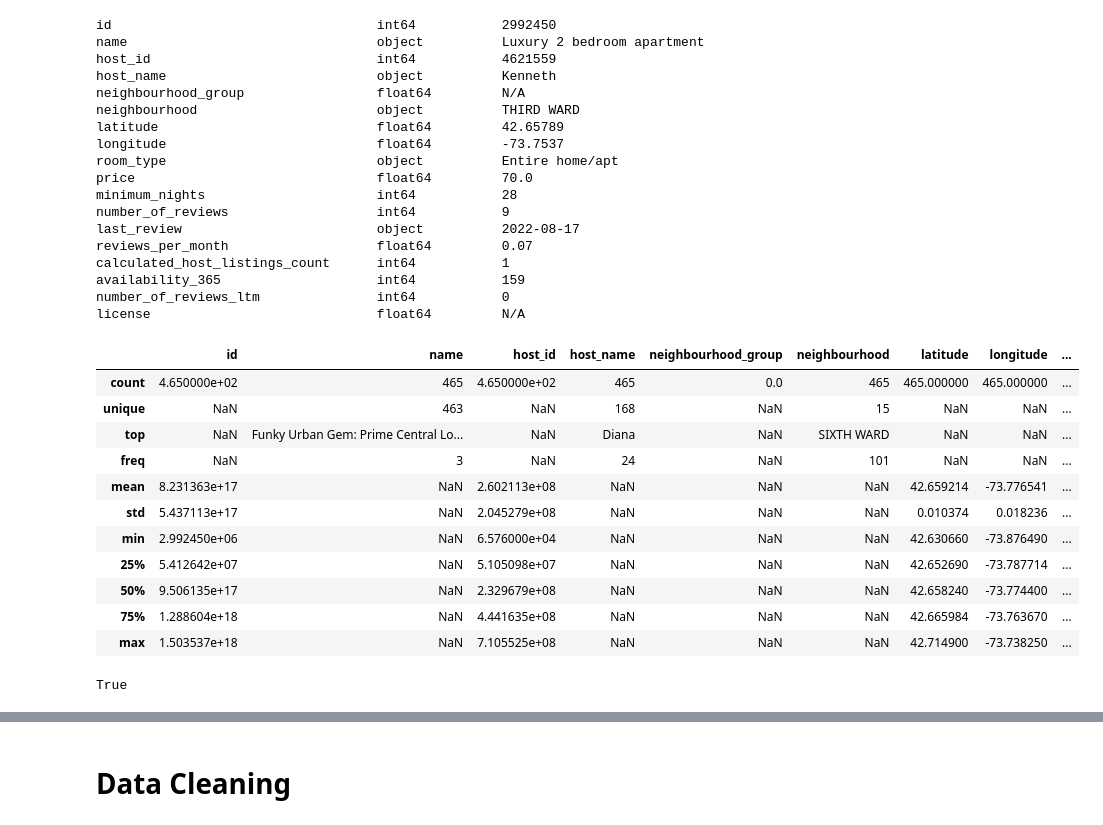
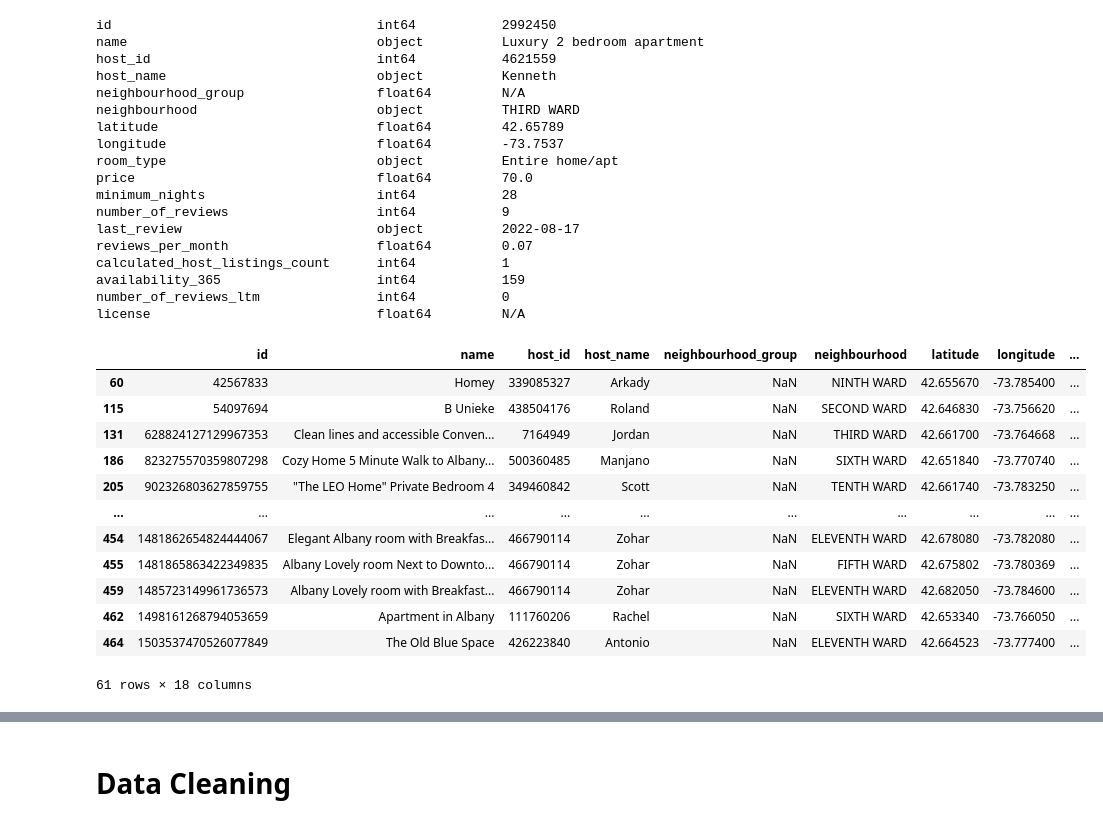
Before and after one commit to tahmee/de-launchpad-automation-and-analytics, a Jupyter notebook: analytics-pipeline/analytics.ipynb, the cells around one changed output, grey strips where cells are left out. Saved outputs shown, nothing was run; the diff lists cells and outputs as text; code cells hidden in the pictures.

```diff
--- a/analytics-pipeline/analytics.ipynb
+++ b/analytics-pipeline/analytics.ipynb
@@ -100,23 +116,21 @@ calculated_host_listings_count      int64           1
 availability_365                    int64           159
 number_of_reviews_ltm               int64           0
 license                             float64         N/A
-# %%
-df.describe(include='all')
-# %% [output]
-|  | id | name | host_id | host_name | neighbourhood_group | neighbourhood | latitude | longitude | ... |
-| count | 4.650000e+02 | 465 | 4.650000e+02 | 465 | 0.0 | 465 | 465.000000 | 465.000000 | ... |
-| unique | NaN | 463 | NaN | 168 | NaN | 15 | NaN | NaN | ... |
-| top | NaN | Funky Urban Gem: Prime Central Lo... | NaN | Diana | NaN | SIXTH WARD | NaN | NaN | ... |
-| freq | NaN | 3 | NaN | 24 | NaN | 101 | NaN | NaN | ... |
-| mean | 8.231363e+17 | NaN | 2.602113e+08 | NaN | NaN | NaN | 42.659214 | -73.776541 | ... |
-| std | 5.437113e+17 | NaN | 2.045279e+08 | NaN | NaN | NaN | 0.010374 | 0.018236 | ... |
-| min | 2.992450e+06 | NaN | 6.576000e+04 | NaN | NaN | NaN | 42.630660 | -73.876490 | ... |
-| 25% | 5.412642e+07 | NaN | 5.105098e+07 | NaN | NaN | NaN | 42.652690 | -73.787714 | ... |
-| 50% | 9.506135e+17 | NaN | 2.329679e+08 | NaN | NaN | NaN | 42.658240 | -73.774400 | ... |
-| 75% | 1.288604e+18 | NaN | 4.441635e+08 | NaN | NaN | NaN | 42.665984 | -73.763670 | ... |
-| max | 1.503537e+18 | NaN | 7.105525e+08 | NaN | NaN | NaN | 42.714900 | -73.738250 | ... |
-# %%
-# Confirm 'id' has only unique values
-df['id'].is_unique
-# %% [output]
-True
+# %%
+# Check records where number_of_reviews = 0
+selected_data = df.loc[df['number_of_reviews'] == 0]
+selected_data
+# %% [output]
+|  | id | name | host_id | host_name | neighbourhood_group | neighbourhood | latitude | longitude | ... |
+| 60 | 42567833 | Homey | 339085327 | Arkady | NaN | NINTH WARD | 42.655670 | -73.785400 | ... |
+| 115 | 54097694 | B Unieke | 438504176 | Roland | NaN | SECOND WARD | 42.646830 | -73.756620 | ... |
+| 131 | 628824127129967353 | Clean lines and accessible Conven... | 7164949 | Jordan | NaN | THIRD WARD | 42.661700 | -73.764668 | ... |
+| 186 | 823275570359807298 | Cozy Home 5 Minute Walk to Albany... | 500360485 | Manjano | NaN | SIXTH WARD | 42.651840 | -73.770740 | ... |
+| 205 | 902326803627859755 | "The LEO Home" Private Bedroom 4 | 349460842 | Scott | NaN | TENTH WARD | 42.661740 | -73.783250 | ... |
+| ... | ... | ... | ... | ... | ... | ... | ... | ... | ... |
+| 454 | 1481862654824444067 | Elegant Albany room with Breakfas... | 466790114 | Zohar | NaN | ELEVENTH WARD | 42.678080 | -73.782080 | ... |
+| 455 | 1481865863422349835 | Albany Lovely room Next to Downto... | 466790114 | Zohar | NaN | FIFTH WARD | 42.675802 | -73.780369 | ... |
+| 459 | 1485723149961736573 | Albany Lovely room with Breakfast... | 466790114 | Zohar | NaN | ELEVENTH WARD | 42.682050 | -73.784600 | ... |
+| 462 | 1498161268794053659 | Apartment in Albany | 111760206 | Rachel | NaN | SIXTH WARD | 42.653340 | -73.766050 | ... |
+| 464 | 1503537470526077849 | The Old Blue Space | 426223840 | Antonio | NaN | ELEVENTH WARD | 42.664523 | -73.777400 | ... |
+61 rows × 18 columns
```
Also changed, not shown: parts of 15 cells of this notebook.
